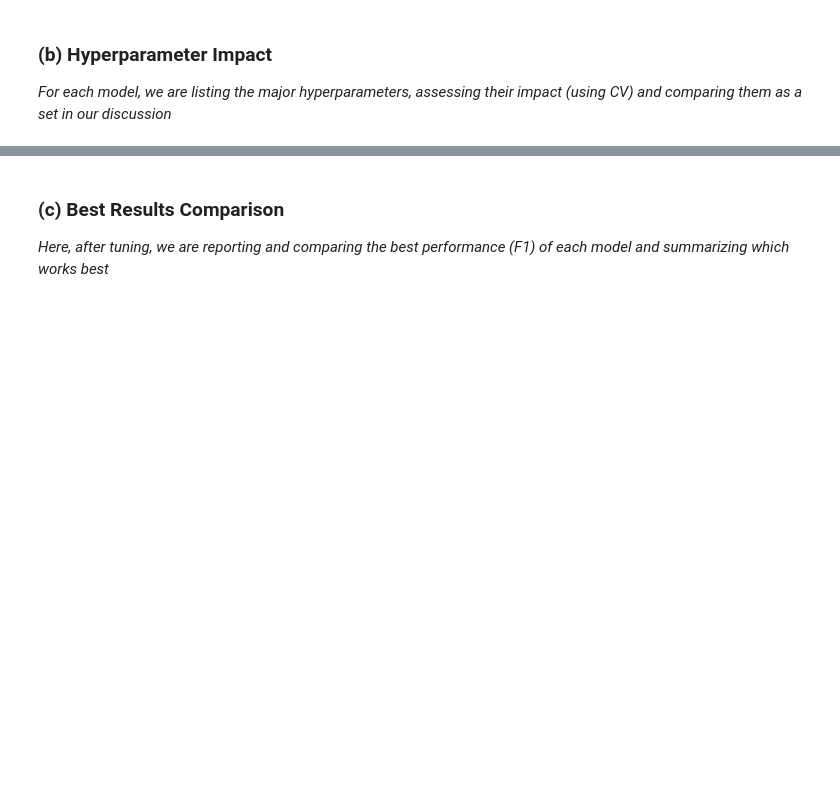
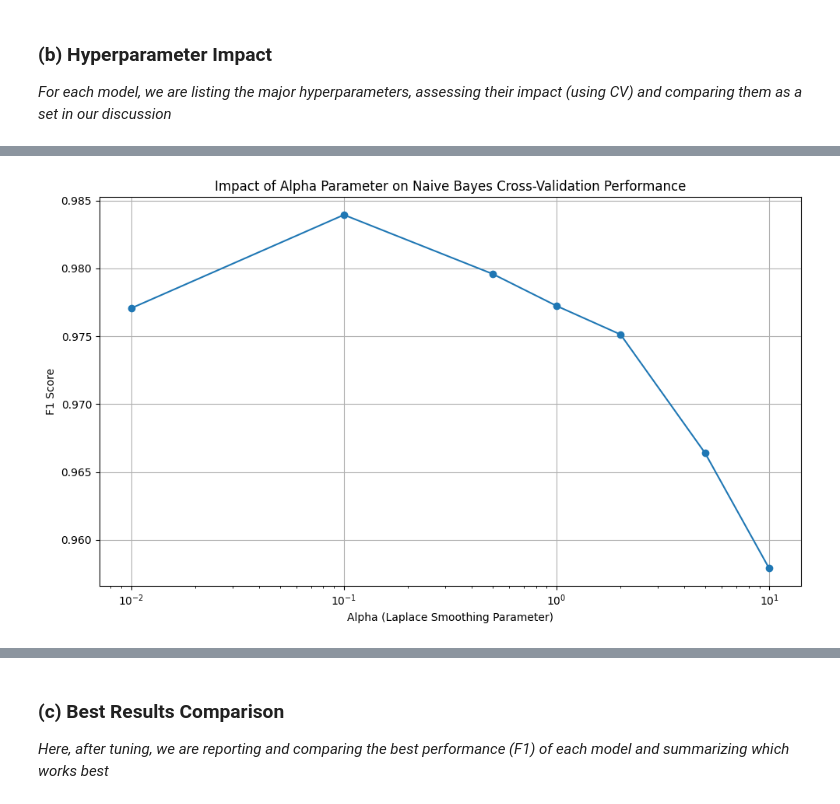
Before and after one commit to timsinyakov/361ass3, a Jupyter notebook: assignment3.ipynb, the cells around one changed output, grey strips where cells are left out. Cells and saved outputs as stored; diff of their text form; code cells hidden in the pictures; blank space fills up the shorter version.

```diff
--- a/assignment3.ipynb
+++ b/assignment3.ipynb
@@ -442,3 +442,89 @@ Test F1 Scores: [0.5598224362778794, 0.981533356484161, 0.9638019282521352, 0.96
 *For each model, we are listing the major hyperparameters, assessing their impact (using CV) and comparing them as a set in our discussion*
 # %%
 # Code goes here
+import numpy as np
+import pandas as pd
+import matplotlib.pyplot as plt
+from sklearn.feature_extraction.text import TfidfVectorizer
+from sklearn.naive_bayes import MultinomialNB
+from sklearn.metrics import precision_score, recall_score
+from sklearn.model_selection import KFold
+
+# Load data
+train_df = pd.read_csv('train.csv')
+
+# Prepare features and labels
+X_train = train_df['Text'].values
+y_train = train_df['Category'].values
+
+# Initialize the TF-IDF vectorizer
+vectorizer = TfidfVectorizer()
+X_train_tfidf = vectorizer.fit_transform(X_train)
+
+# Define alpha values to investigate (Laplace smoothing parameter)
+alpha_values = [0.01, 0.1, 0.5, 1.0, 2.0, 5.0, 10.0]
+
+# Custom F1 calculation
+def calculate_f1(precision, recall):
+    return 2 * ((precision * recall) / (precision + recall))
+
+# Set up 5-fold cross-validation
+kf = KFold(n_splits=5, shuffle=True, random_state=42)
+
+# Store results
+cv_results = []
+
+# For each alpha value
+for alpha in alpha_values:
+    fold_f1_scores = []
+
+    # Cross-validation
+    for train_index, val_index in kf.split(X_train_tfidf):
+        # Split data into training and validation sets
+        X_train_fold = X_train_tfidf[train_index]
+        y_train_fold = y_train[train_index]
+        X_val_fold = X_train_tfidf[val_index]
+        y_val_fold = y_train[val_index]
+
+        # Train MultinomialNB with current alpha
+        nb = MultinomialNB(alpha=alpha)
+        nb.fit(X_train_fold, y_train_fold)
+
+        # Predict and evaluate on validation set
+        y_val_pred = nb.predict(X_val_fold)
+        val_precision = precision_score(y_val_fold, y_val_pred, average='weighted')
+        val_recall = recall_score(y_val_fold, y_val_pred, average='weighted')
+        val_f1 = calculate_f1(val_precision, val_recall)
+        fold_f1_scores.append(val_f1)
+
+    # Average F1 score across folds
+    mean_cv_f1 = np.mean(fold_f1_scores)
+    cv_results.append(mean_cv_f1)
+
+    print(f"Alpha = {alpha:.2f}: CV F1 = {mean_cv_f1:.4f}")
+
+# Plot results
+plt.figure(figsize=(10, 6))
+plt.plot(alpha_values, cv_results, marker='o', label='5-Fold CV F1 Score')
+plt.xscale('log')  # Log scale for alpha values
+plt.xlabel('Alpha (Laplace Smoothing Parameter)')
+plt.ylabel('F1 Score')
+plt.title('Impact of Alpha Parameter on Naive Bayes Cross-Validation Performance')
+plt.grid(True)
+plt.tight_layout()
+plt.show()
+
+# Find best alpha
+best_alpha_idx = np.argmax(cv_results)
+best_alpha = alpha_values[best_alpha_idx]
+print(f"\nBest alpha value based on cross-validation: {best_alpha}")
+print(f"CV F1 Score with best alpha: {cv_results[best_alpha_idx]:.4f}")
+
+# Create a table of results
+results_df = pd.DataFrame({
+    'Alpha': alpha_values,
+    'CV_F1_Score': cv_results
+})
+print("\nFull Results:")
+print(results_df)
+# %% [output]
@@ -444,0 +538 @@ Test F1 Scores: [0.5598224362778794, 0.981533356484161, 0.9638019282521352, 0.96
+[figure, added]
```
Also changed, not shown: parts of 1 cell of this notebook.
